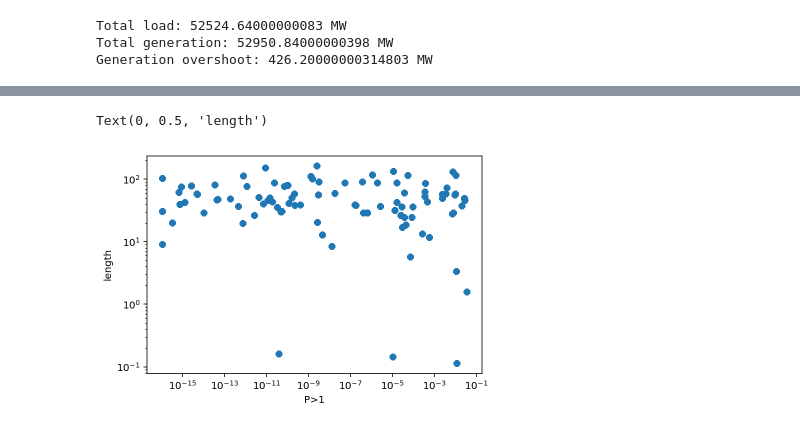
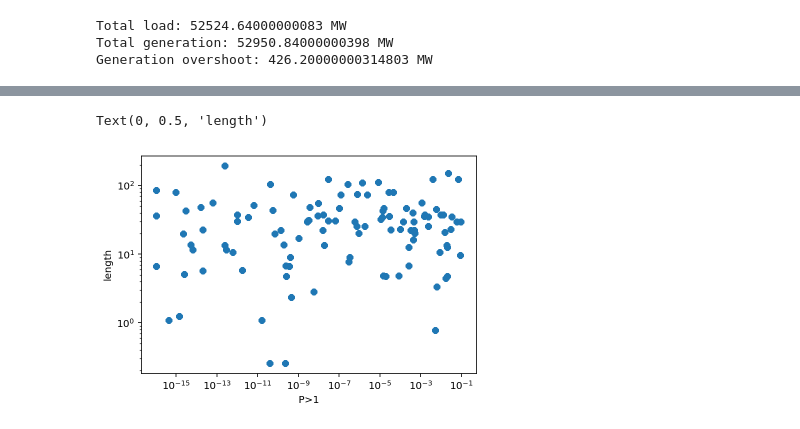
Before and after one commit to fonsp/grid-analysis, a Jupyter notebook: notebooks/models/Most likely power injection.ipynb, the cells around one changed output, grey strips where cells are left out. Saved outputs shown, nothing was run; the diff lists cells and outputs as text; code cells hidden in the pictures.

```diff
--- a/notebooks/models/Most likely power injection.ipynb
+++ b/notebooks/models/Most likely power injection.ipynb
@@ -164,4 +169,6 @@ Generation overshoot: 426.20000000314803 MW
 # %%
+fav_sgn.reload()
+
 f = fav_sgn.line_saturation_nonlinear.values[11,:]
 
 def true_prob(mu_l, sigma_l):
@@ -170,7 +177,7 @@ def true_prob(mu_l, sigma_l):
 def rate(mu_l, sigma_l):
     return np.square(1-np.abs(mu_l))/(2.0*np.square(sigma_l))
 
-line_ratings = pd.DataFrame({"l":fav_sgn.network.lines.index.values,
+line_ratings = pd.DataFrame({"l":fav_sgn.scigrid_line_indices,
               "f": f,
               "σdiff_day": np.sqrt(np.diagonal(line_diff_cov_day)) / fav_sgn.line_threshold})
 
@@ -202,19 +221,19 @@ line_ratings.sort_values("P>1", ascending=False).head(20)
 # %%
 fig, ax = plt.subplots()
 
 
 ax.set_xscale("log")
 ax.set_yscale("log")
 
 p = line_ratings["P>1"]
-lengths = fav_sgn.network.lines.length.values
+lengths = np.array(fav_sgn.line_lengths)
 
 ax.plot(p[p>0], lengths[p>0], "8")
 ax.set_xlabel("P>1")
 ax.set_ylabel("length")
 # %% [output]
 Text(0, 0.5, 'length')
-[figure, old version]
+[figure, new version]
 # %%
 def most_likely_power_injection_given_line_failure(l):
     mup = fav_sgn.injection_total.loc[elevenAM]
```
Also changed, not shown: parts of 25 cells of this notebook.
